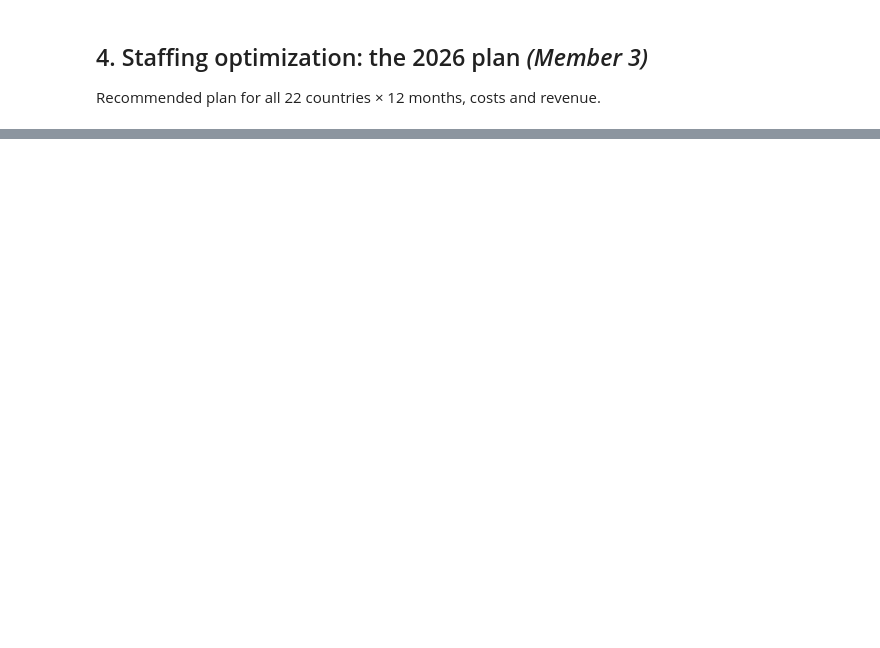
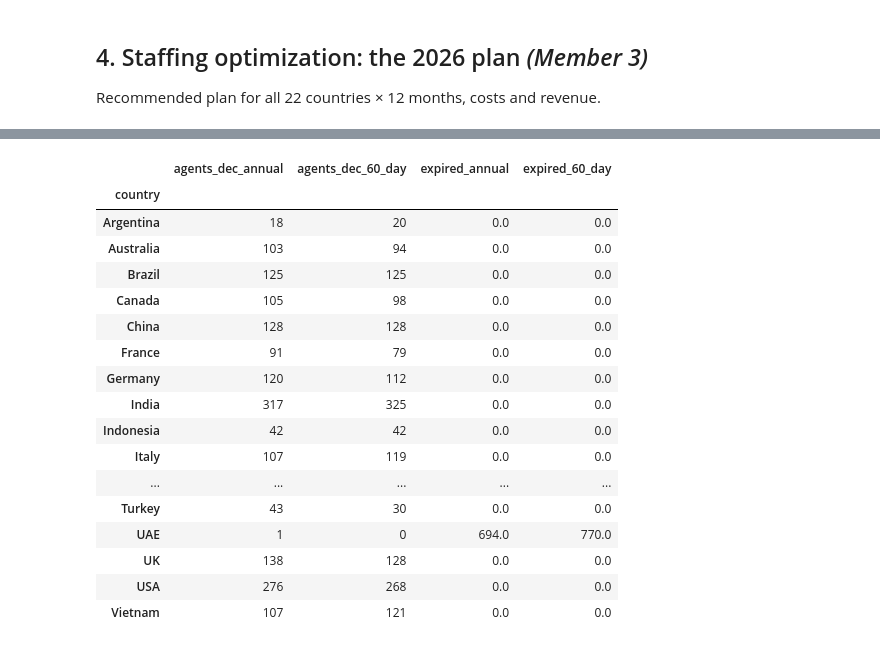
Before and after one commit to jkimball1/google-agent-staffing, a Jupyter notebook: notebooks/final_submission.ipynb, the cells around one changed output, grey strips where cells are left out. Saved outputs shown, nothing was run; the diff lists cells and outputs as text; code cells hidden in the pictures; blank space fills up the shorter version.

```diff
--- a/notebooks/final_submission.ipynb
+++ b/notebooks/final_submission.ipynb
@@ -38,0 +375,40 @@ Live, model-connected question, e.g. *"What happens if sign-ups increase 20% in
+# %%
+from src.optimization.optimizer import optimize_staffing
+
+window_plan, window_results = optimize_staffing(
+    demand_df,
+    country_parameters_df,
+    uplift_basis="support_window"
+)
+
+dec = lambda r: r[
+    r["month"] == "2026-12"
+].set_index("country")["agents_active"]
+
+basis = pd.DataFrame({
+    "agents_dec_annual": dec(results_df),
+    "agents_dec_60_day": dec(window_results),
+    "expired_annual": results_df.groupby("country")["advertisers_expired"].sum(),
+    "expired_60_day": window_results.groupby("country")["advertisers_expired"].sum(),
+})
+
+display(basis.round(0))
+# %% [output]
+|  | agents_dec_annual | agents_dec_60_day | expired_annual | expired_60_day |
+| country |  |  |  |  |
+| Argentina | 18 | 20 | 0.0 | 0.0 |
+| Australia | 103 | 94 | 0.0 | 0.0 |
+| Brazil | 125 | 125 | 0.0 | 0.0 |
+| Canada | 105 | 98 | 0.0 | 0.0 |
+| China | 128 | 128 | 0.0 | 0.0 |
+| France | 91 | 79 | 0.0 | 0.0 |
+| Germany | 120 | 112 | 0.0 | 0.0 |
+| India | 317 | 325 | 0.0 | 0.0 |
+| Indonesia | 42 | 42 | 0.0 | 0.0 |
+| Italy | 107 | 119 | 0.0 | 0.0 |
+| ... | ... | ... | ... | ... |
+| Turkey | 43 | 30 | 0.0 | 0.0 |
+| UAE | 1 | 0 | 694.0 | 770.0 |
+| UK | 138 | 128 | 0.0 | 0.0 |
+| USA | 276 | 268 | 0.0 | 0.0 |
+| Vietnam | 107 | 121 | 0.0 | 0.0 |
```
Also changed, not shown: parts of 33 cells of this notebook.
